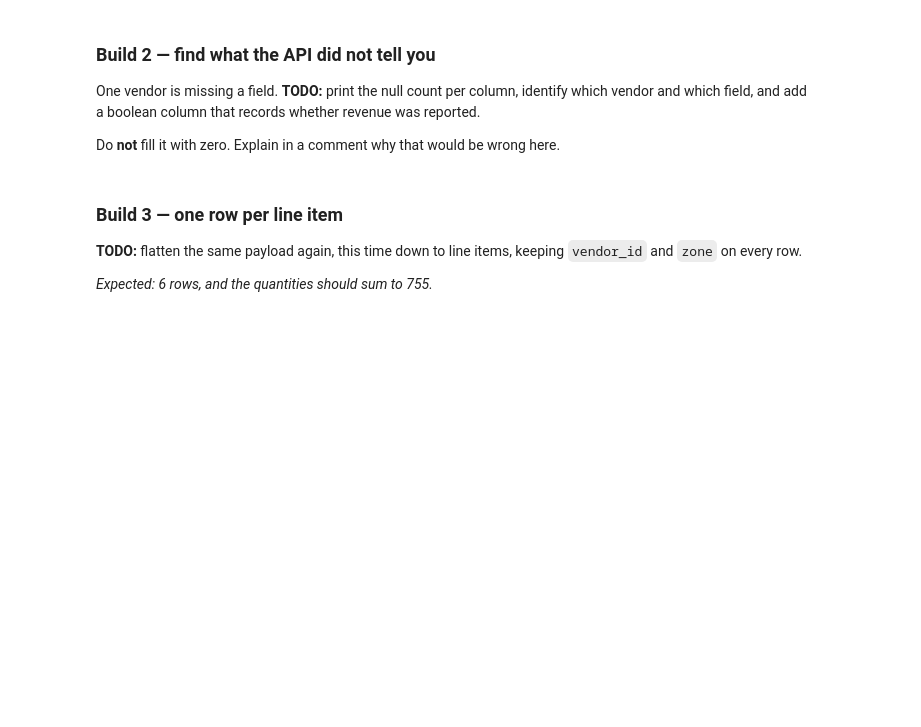
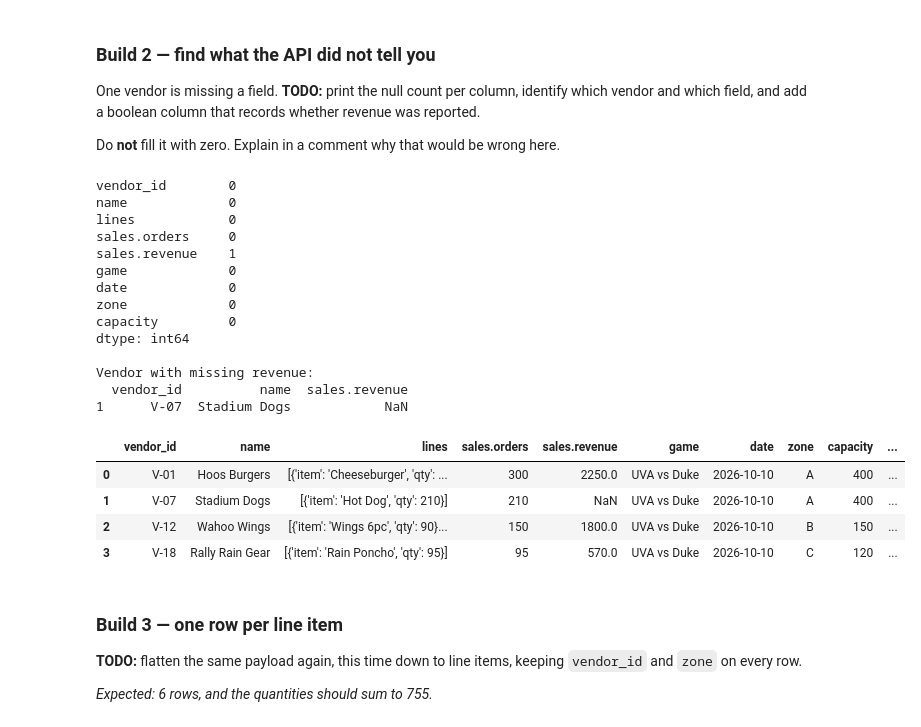
Before and after one commit to yilinw762/ds2002-fa26, a Jupyter notebook: notebooks/04-json-apis/2026_09_30_—_JSON_to_Tidy_Tables_—_Studio.ipynb, the cells around one changed output. Cells and saved outputs as stored; diff of their text form; code cells hidden in the pictures; blank space fills up the shorter version.

```diff
--- a/notebooks/04-json-apis/2026_09_30_—_JSON_to_Tidy_Tables_—_Studio.ipynb
+++ b/notebooks/04-json-apis/2026_09_30_—_JSON_to_Tidy_Tables_—_Studio.ipynb
@@ -82,3 +125,37 @@ Do **not** fill it with zero. Explain in a comment why that would be wrong here.
+# %%
+# TODO
+print(vendors.isnull().sum())
+
+missing_revenue = vendors.loc[
+    vendors['sales.revenue'].isna(),
+    ['vendor_id', 'name', 'sales.revenue']
+]
+print('\nVendor with missing revenue:')
+print(missing_revenue)
+
+vendors['revenue_reported'] = vendors['sales.revenue'].notna()
+
+vendors
+# %% [output]
+vendor_id        0
+name             0
+lines            0
+sales.orders     0
+sales.revenue    1
+game             0
+date             0
+zone             0
+capacity         0
+dtype: int64
+
+Vendor with missing revenue:
+  vendor_id          name  sales.revenue
+1      V-07  Stadium Dogs            NaN
+|  | vendor_id | name | lines | sales.orders | sales.revenue | game | date | zone | capacity | ... |
+| 0 | V-01 | Hoos Burgers | [{'item': 'Cheeseburger', 'qty': ... | 300 | 2250.0 | UVA vs Duke | 2026-10-10 | A | 400 | ... |
+| 1 | V-07 | Stadium Dogs | [{'item': 'Hot Dog', 'qty': 210}] | 210 | NaN | UVA vs Duke | 2026-10-10 | A | 400 | ... |
+| 2 | V-12 | Wahoo Wings | [{'item': 'Wings 6pc', 'qty': 90}... | 150 | 1800.0 | UVA vs Duke | 2026-10-10 | B | 150 | ... |
+| 3 | V-18 | Rally Rain Gear | [{'item': 'Rain Poncho', 'qty': 95}] | 95 | 570.0 | UVA vs Duke | 2026-10-10 | C | 120 | ... |
 # %% [markdown]
 ### Build 3 — one row per line item
 
```
Also changed, not shown: parts of 13 cells of this notebook.
